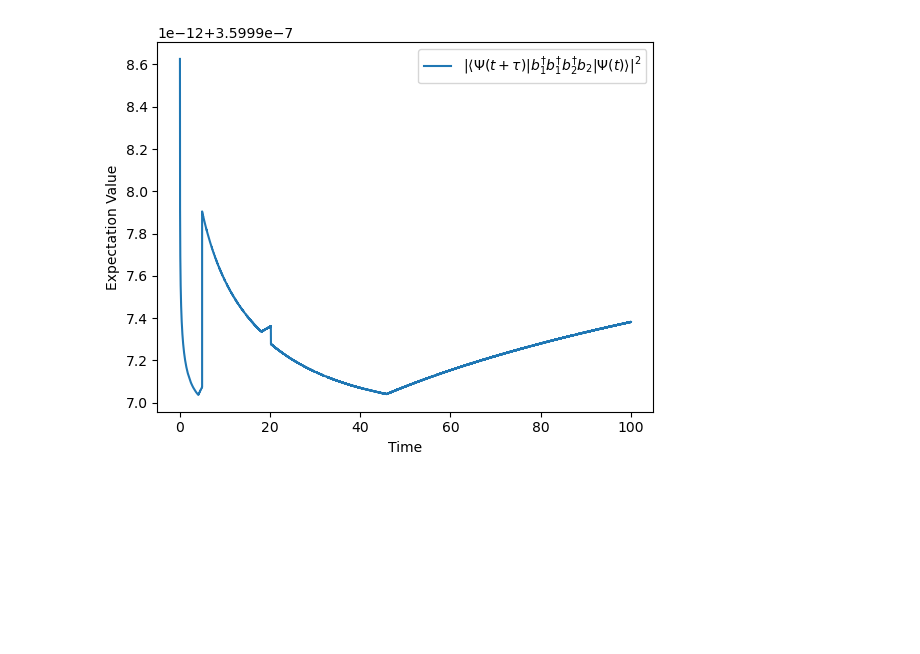
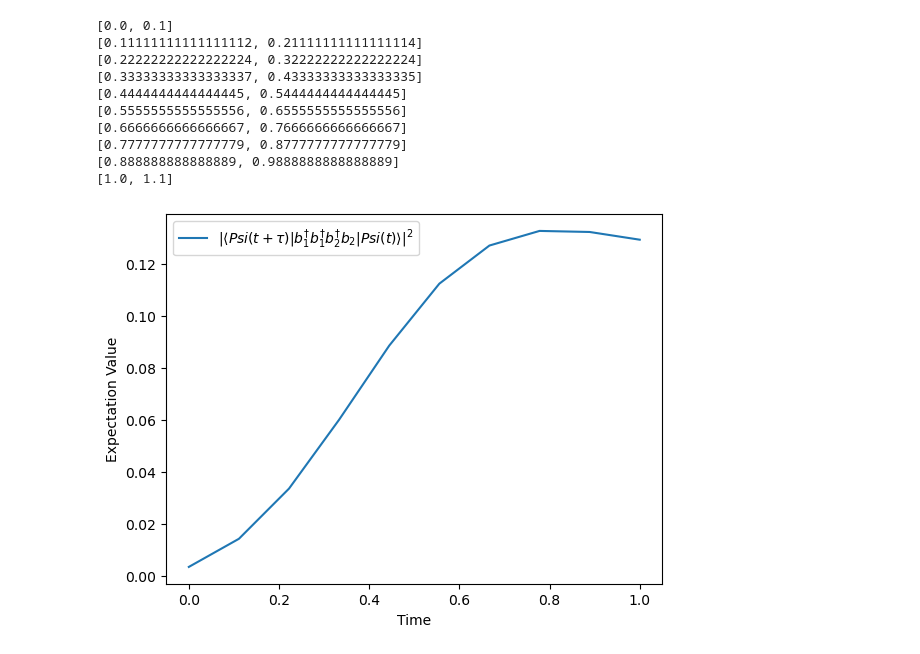
Before and after one commit to Gshilong/shilong, a Jupyter notebook: 代码CHO/1-3.ipynb, the cells around one changed output. Drawn from its saved outputs; the diff is of its cells as text; code cells hidden in the pictures; blank space fills up the shorter version.

```diff
--- a/代码CHO/1-3.ipynb
+++ b/代码CHO/1-3.ipynb
@@ -7,48 +7,58 @@ N = 10
 b1 = tensor(destroy(N), qeye(N))
 b2 = tensor(qeye(N), destroy(N))
 omega = 1.0
-g_0 = 1.0
+g_0 = 0.1
 
 # 定义系统的哈密顿量 H 和观测量 Q
 H0 = omega * (b1.dag() * b1 + b2.dag() * b2 + 1)
 H1 = g_0/(omega**2) * ((b1.dag() + b1)**2) * ((b2.dag() + b2)**2)
 H = H0 + H1  # 哈密顿量
 Q1 = b1.dag() * b1.dag() * b2.dag() * b2
 Q2 = b1.dag() * b1.dag() * b2 * b2.dag()
 Q3 = b1.dag() * b1 * b2.dag() * b2.dag()
 Q4 = b1 * b1.dag() * b2.dag() * b2.dag()
 
 psi0_1 = tensor(basis(N, 0), basis(N, 1))
 
 # 定义时间范围和时间间隔
-# t_list1 = np.linspace(0, 1000, 10**4) # 时间范围
-t_list1 = []
-tau1 = 0.0001  # 时间间隔
+t_list1 = np.linspace(0, 10, 10) # 时间范围
+tau1 = 0.1  # 时间间隔
 
 # 计算随时间演化的期望值
-expectation_values1 = []
+# expectation_values1 = []
 possibility1 = []
 
-for t1 in range(10**6):
+for t1 in t_list1:
     t1_1 = t1 * tau1
-    t_list1.append(t1_1)
     times1 = [t1_1,t1_1+tau1]
+    print(times1)
     result = sesolve(H, psi0_1, times1, [])
     Psi_t1_plus_tau1 = result.states[1]
     Psi_t1 = result.states[0]
     # print(Psi_t1,Psi_t1_plus_tau1)
     expectation_value1 = Psi_t1_plus_tau1.dag() * Q1 * Psi_t1
     # expectation_values1.append(expectation_value1)
     possibility1.append(np.vdot(expectation_value1,expectation_value1))
+    psi0_1 = Psi_t1_plus_tau1
 
 # 绘制结果
-plt.plot(t_list1, possibility1, label=r'$|\langle Ψ(t+\tau) | b_1^{\dagger}b_1^{\dagger}b_2^{\dagger}b_2| Ψ(t) \rangle|^2$')
+plt.plot(t_list1*tau1, possibility1, label=r'$|\langle Psi(t+\tau) | b_1^{\dagger}b_1^{\dagger}b_2^{\dagger}b_2|Psi(t) \rangle|^2$')
 plt.xlabel('Time')
 plt.ylabel('Expectation Value')
 plt.legend()
 plt.show()
 # %% [output]
+[0.0, 0.1]
+[0.11111111111111112, 0.21111111111111114]
+[0.22222222222222224, 0.32222222222222224]
+[0.33333333333333337, 0.43333333333333335]
+[0.4444444444444445, 0.5444444444444445]
+[0.5555555555555556, 0.6555555555555556]
+[0.6666666666666667, 0.7666666666666667]
+[0.7777777777777779, 0.8777777777777779]
+[0.888888888888889, 0.9888888888888889]
+[1.0, 1.1]
-[figure, old version]
+[figure, new version]
 # %%
 # psi0_2 = tensor(basis(N, 0), basis(N, 1))
 
```
Also changed, not shown: parts of 3 cells of this notebook, 1 other file.
